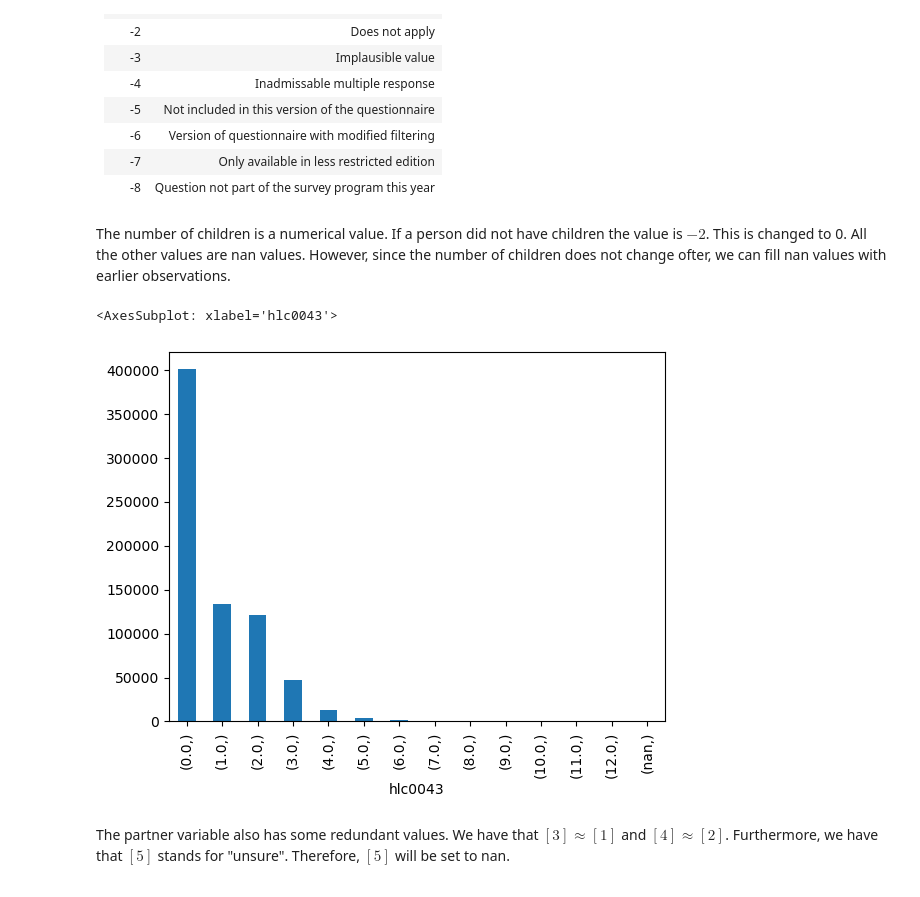
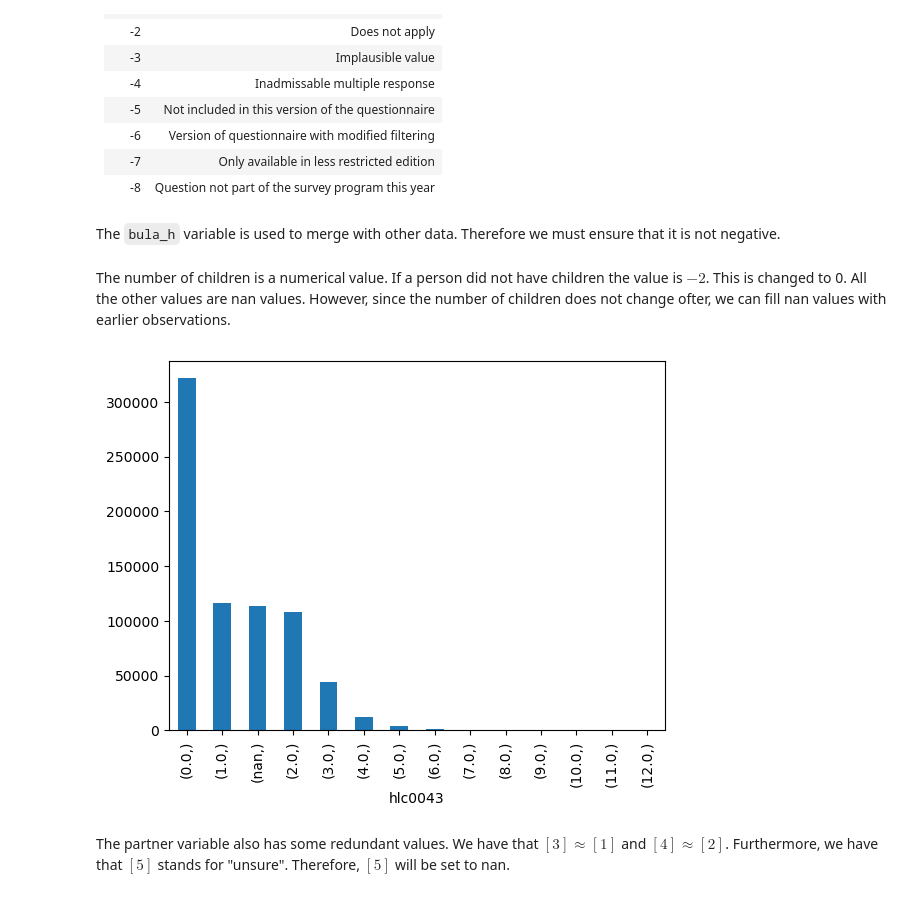
Before and after one commit to marcosousapoza/swb-temperature, a Jupyter notebook: soepmerge.ipynb, the cells around one changed output. Saved outputs shown, nothing was run; the diff lists cells and outputs as text; code cells hidden in the pictures.

```diff
--- a/soepmerge.ipynb
+++ b/soepmerge.ipynb
@@ -50,7 +51,7 @@ ppathl_path = "./data/SOEP-CORE.v37eu_CSV/CSV/ppathl.csv"
 pequiv_path = "./data/SOEP-CORE.v37eu_CSV/CSV/pequiv.csv"
 pl_path = "./data/SOEP-CORE.v37eu_CSV/CSV/pl.csv"
 # %%
-ppathl_var = {
+ppathl_var = [
     "pid", # person id -> prim. key
     "syear", #survey year -> prim. key
     # relevant covariates
@@ -59,18 +60,18 @@ ppathl_var = {
     "partner" # [0] no partner, [1] spouse, [2] partner,
               # [3] Probably spouse, [4] probably partner
     # NOTE: join 1&3 and 2&4
-}
+]
 
-pequiv_var = {
+pequiv_var = [
     "pid", # person id -> prim. key
     "syear", #survey year -> prim. key
     "d11109", #years of education: Year of eduction: numerical
     # NOTE: many nan values
     "m11124", # Disability status: [0] Not Disabled, [1] Disabled
-    "e11103" # Labor Participation: [1] Full Time, [2] Part Time, [3] Not Working
-}
+    "e11103" # Labor Participation: [1] Full Time, [2] Part Time, [3] Not Working, [-1] younger than 16
+]
 
-pl_var = {
+pl_var = [
     # ids
     "pid",  # person id -> prim. key
     "syear",  #survey year -> prim. key
@@ -84,7 +85,7 @@ pl_var = {
     "plb0021",  # Arbeitslos gemeldet: [2] No [1] Yes
     # NOTE: take max of plh0173 and plh0174
     "plh0175" # Satisfaction With Household Income
-}
+]
 # %% [markdown]
 The `ppathl` contains the tracking data of a person. This includes for instance the age or marital status.
 # %%
@@ -110,21 +111,7 @@ del df_hh
 ## CALCULATE RELEVANT VARIABLES
 # time stamp:
 soep.rename({'syear':"year", 'pmonin':"month", 'ptagin':"day"}, axis=1, inplace=True)
-soep["time"] = pd.to_datetime(soep[['year', 'month', 'day']], errors='coerce')
-# drop unuseful columns:
-soep.drop(['day', 'month'], axis=1, inplace=True)
-# delete invalid time stamps as they cannot be merged with climate data:
-soep = soep[soep['time'].notna()]
-
-## DROP DUPLICATE ROWS
-soep.set_index(['pid', 'time'], inplace=True)
-soep.sort_index(inplace=True)
-soep = soep[~soep.index.duplicated(keep='first')]
-
-## CALCULATE CHANGE IN SWB
-soep['plh0182d'] = soep[['plh0182']].groupby('pid').diff(periods=1, axis=0)
-soep.reset_index(inplace=True)
 
 ## PRINT EXAMPLE
-soep.head()
+soep
 # %% [output]
@@ -154,17 +147,25 @@ import seaborn as sns
 import matplotlib.pyplot as plt
 
 %matplotlib inline
+# %%
+treated = ['pid', 'syear', 'pmonin', 'ptagin']
+all_vars = hbrutto_var + hl_var + ppathl_var + pequiv_var + pl_var
+# %% [markdown]
+The `bula_h` variable is used to merge with other data. Therefore we must ensure that it is not negative.
+# %%
+soep = soep[(soep['month'] >= 1) & (soep['bula_h'] >= 1) & (soep['day'] >= 1)]
+treated.append(['year', 'month'])
 # %% [markdown]
 The number of children is a numerical value. If a person did not have children the value is $-2$. This is changed to 0.
 All the other values are nan values. However, since the number of children does not change ofter, we can fill nan values with earlier observations.
 # %%
-soep['hlc0043'] = soep['hlc0043'].replace({-2:0})
+soep.loc[soep['hlc0043']==-2, 'hlc0043'] += 2
 soep.loc[soep['hlc0043'] < 0, 'hlc0043'] = np.nan
-soep['hlc0043'] = soep['hlc0043'].fillna(method='ffill')
+#soep['hlc0043'] = soep['hlc0043'].fillna(method='ffill')
 soep[['hlc0043']].value_counts(dropna=False).plot(kind='bar')
+treated.append('hlc0043')
 # %% [output]
-<AxesSubplot: xlabel='hlc0043'>
-[figure, old version]
+[figure, new version]
 # %% [markdown]
 The partner variable also has some redundant values. We have that $[3] \approx [1]$ and $[4] \approx [2]$. Furthermore, we have that $[5]$ stands for "unsure".
 Therefore, $[5]$ will be set to nan.
```
Also changed, not shown: parts of 16 cells of this notebook, 2 other files.
